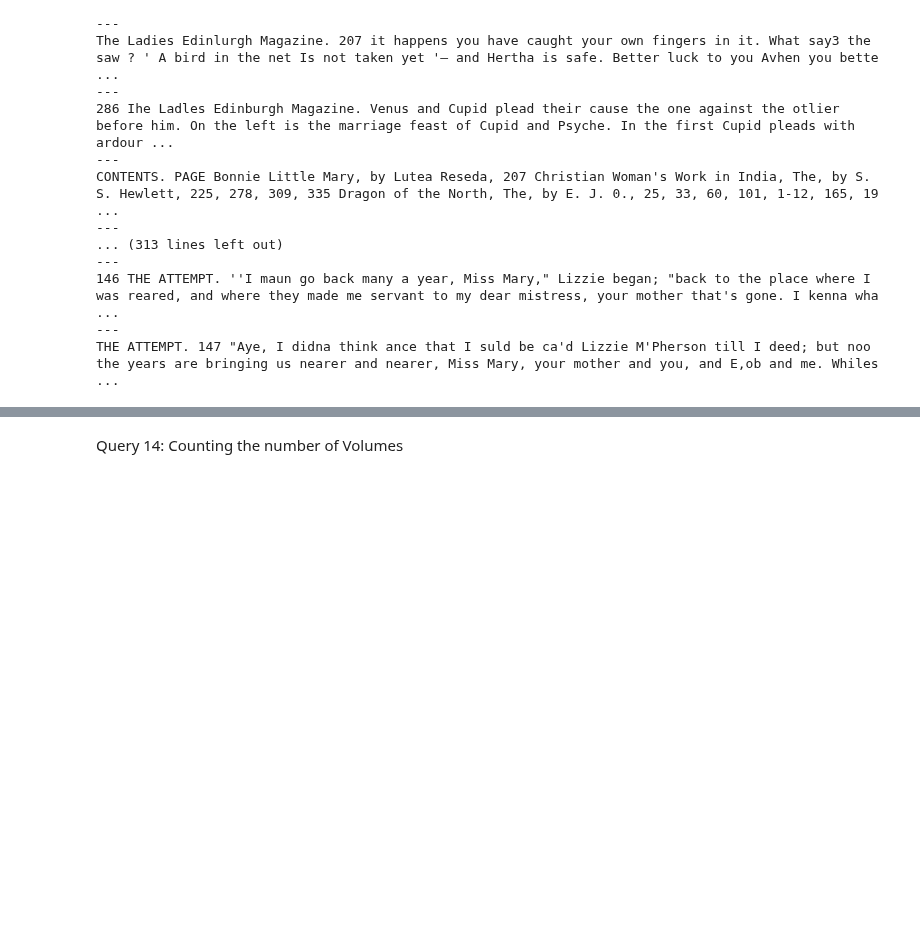
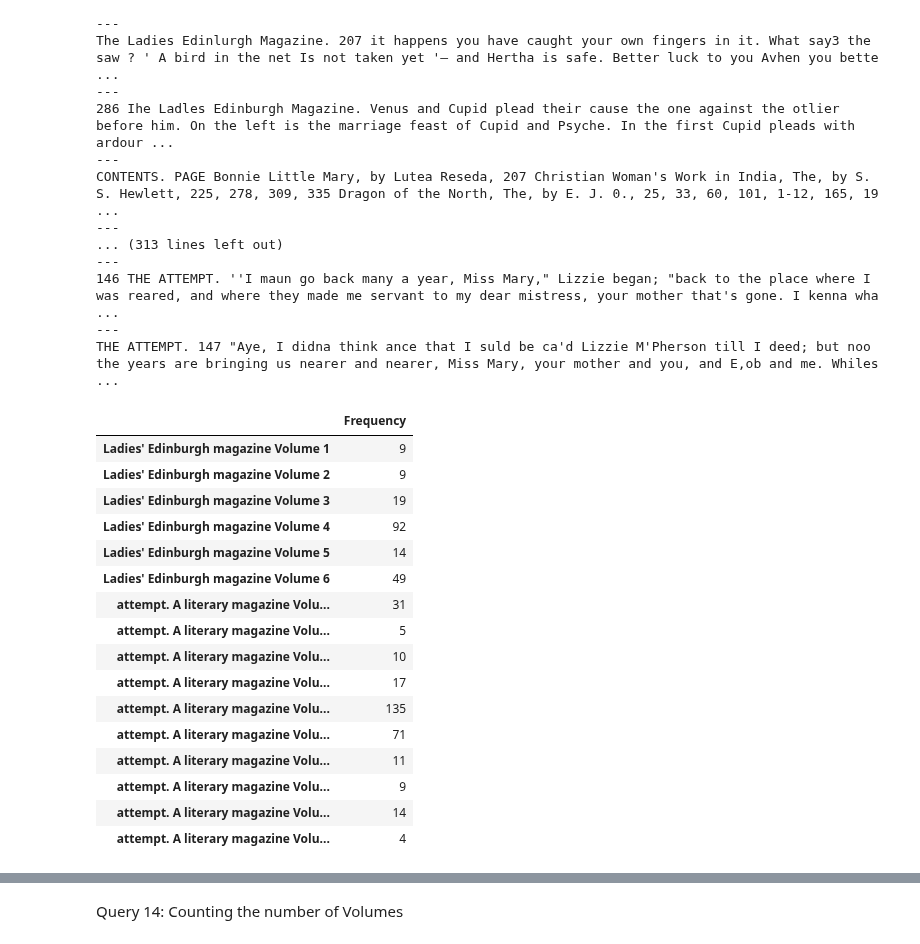
Before and after one commit to francesNLP/frances, a Jupyter notebook: NLS_Generic/QueringRDF_LadiesDebating.ipynb, the cells around one changed output, grey strips where cells are left out. Cells and saved outputs as stored; diff of their text form; code cells hidden in the pictures; blank space fills up the shorter version.

```diff
--- a/NLS_Generic/QueringRDF_LadiesDebating.ipynb
+++ b/NLS_Generic/QueringRDF_LadiesDebating.ipynb
@@ -473,29 +473,44 @@ CONTENTS. PAGE Bonnie Little Mary, by Lutea Reseda, 207 Christian Woman's Work i
 ---
 THE ATTEMPT. 147 "Aye, I didna think ance that I suld be ca'd Lizzie M'Pherson till I deed; but noo the years are bringing us nearer and nearer, Miss Mary, your mother and you, and E,ob and me. Whiles ...
 # %%
-ri="<https://w3id.org/nls/i/Serie/9927010233804340>"
 q17 =prepareQuery('''
 SELECT ?text ?title ?uri
         WHERE {
         ?page a nls:Page .
         ?page nls:text ?text .
         ?v nls:hasPart ?page .
-        ?e nls:hasPart ?v .
-        ?e nls:publicationYear ?year.
+        ?v nls:title ?title
         FILTER regex(?text, "Mary")
-
-
         }
         ''',
   initNs = { "nls": nls}
 )
-
 count_M={}
 for r in g.query(q17):
     c_mary=r.text.count('Mary')
-    y=int(r.year)
-    if y not in count_M.keys():
-        count_M[y]=c_mary
+    vol_t=str(r.title)
+    if vol_t not in count_M.keys():
+        count_M[vol_t]=c_mary
     else:
-        count_M[y]+=c_mary
-print(count_M)
+        count_M[vol_t]+=c_mary
+df = pd.DataFrame.from_dict(count_M, orient='index')
+df=df.rename(columns={0: 'Frequency'})
+df
+# %% [output]
+|  | Frequency |
+| Ladies' Edinburgh magazine Volume 1 | 9 |
+| Ladies' Edinburgh magazine Volume 2 | 9 |
+| Ladies' Edinburgh magazine Volume 3 | 19 |
+| Ladies' Edinburgh magazine Volume 4 | 92 |
+| Ladies' Edinburgh magazine Volume 5 | 14 |
+| Ladies' Edinburgh magazine Volume 6 | 49 |
+| attempt. A literary magazine Volu... | 31 |
+| attempt. A literary magazine Volu... | 5 |
+| attempt. A literary magazine Volu... | 10 |
+| attempt. A literary magazine Volu... | 17 |
+| attempt. A literary magazine Volu... | 135 |
+| attempt. A literary magazine Volu... | 71 |
+| attempt. A literary magazine Volu... | 11 |
+| attempt. A literary magazine Volu... | 9 |
+| attempt. A literary magazine Volu... | 14 |
+| attempt. A literary magazine Volu... | 4 |
```
Also changed, not shown: parts of 5 cells of this notebook.
